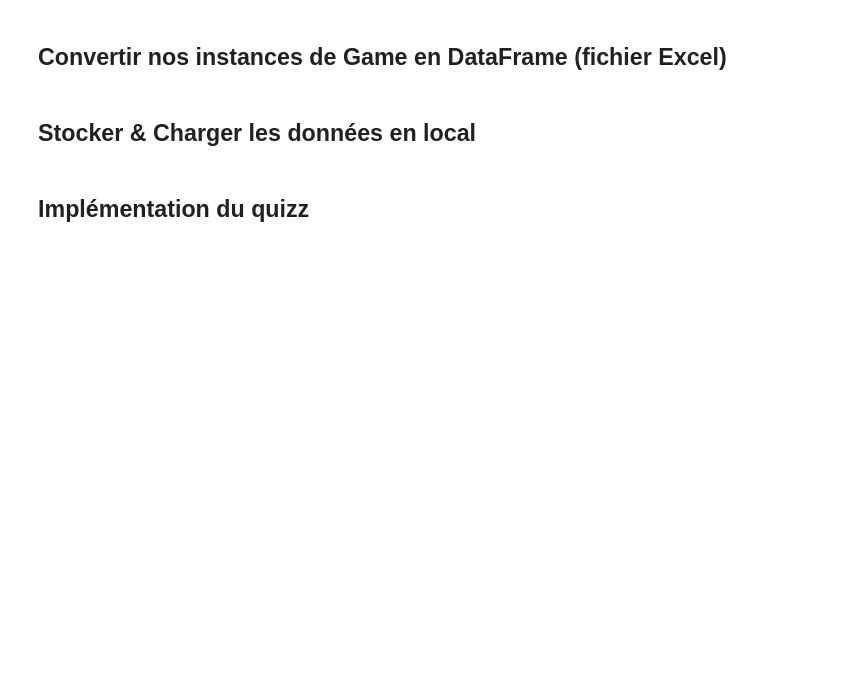
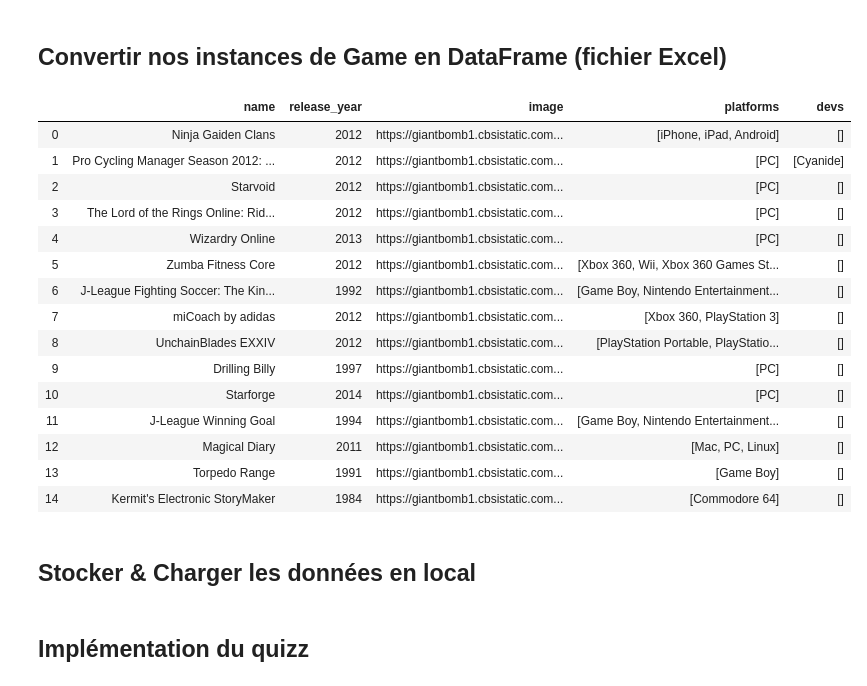
Before and after one commit to MaximeBastion/Game_Quizz, a Jupyter notebook: Game_Quizz.ipynb, the cells around one changed output. Drawn from its saved outputs; the diff is of its cells as text; code cells hidden in the pictures; blank space fills up the shorter version.

```diff
--- a/Game_Quizz.ipynb
+++ b/Game_Quizz.ipynb
@@ -95,14 +110,35 @@ SyntaxError: invalid syntax (<ipython-input-68-9bb49279a687>, line 1)
+# %%
+import re
+
+# first_page = request_game_pages(1)
+description_example = result[0][0]["description"]
+
+def get_overview_section(description):
+    regex = r"<h2>Overview<\/h2><p>(.+)<h2>"
+    match = re.match(regex, description)
+    if match:
+        return match.groups(1)[0]
+    return ""
+
+def get_matches_list(s, matches):
+    return [match for match in matches if match in s]
+
+def extract_devs(description, all_devs):
+    overview = get_overview_section(description)
+    devs =  get_matches_list(overview, all_devs)
+    return devs
 # %% [markdown]
 ## Convertion du JSON en instances de la classe Game
 # %%
 class Game:
 
-    def __init__(self, usable, name, release_year, image, platforms):
+    def __init__(self, usable, name, release_year, image, platforms, devs):
         self.usable = usable
         self.name = name
         self.release_year = release_year
         self.image = image
         self.platforms = platforms
+        self.devs = devs
 
     @classmethod
     def from_json(cls, json):
@@ -126,11 +162,17 @@ class Game:
         else:
             platforms = [platform["name"] for platform in platforms_jon]
 
-        return Game(usable, name, release_year, image, platforms)
+        description = json["description"]
+        if description:
+            devs = extract_devs(description, companies)
+        else:
+            devs = []
+
+        return Game(usable, name, release_year, image, platforms, devs)
 
     @classmethod
     def from_row(cls, row):
-        return Game(True, row[0], row["release_year"], row["image"], row["platforms"])
+        return Game(True, row[0], row["release_year"], row["image"], row["platforms"], row["devs"])
 # %%
 def extract_games_as_objects(json):
     games = []
@@ -149,5 +191,5 @@ def extract_all_pages(pages_json):
             all_games.append(game)
     return all_games
 
-# games = extract_all_pages(result)
-# len(games)
+games = extract_all_pages(result)
+len(games)
@@ -156,25 +220,43 @@ def extract_all_pages(pages_json):
 # %%
 # Returns a dataframe containing the data from a list of Game instances
 def get_df_from_objs(games):
     data = {
         "name": [game.name for game in games],
         "release_year": [game.release_year for game in games],
         "image": [game.image for game in games],
-        "platforms": [game.platforms for game in games]
+        "platforms": [game.platforms for game in games],
+        "devs": [game.devs for game in games]
     }
     return pd.DataFrame(data)
 
 def get_objs_from_df(df):
     games = []
     for row in df.iterrows():
         print(row)
         print(row[1])
         game = Game(row[1], row[1], row[1], row[1])
         games.append(game)
     return games
 
-# df = get_df_from_objs(games)
-# df.head()
+df = get_df_from_objs(games)
+df.head(15)
+# %% [output]
+|  | name | release_year | image | platforms | devs |
+| 0 | Ninja Gaiden Clans | 2012 | https://giantbomb1.cbsistatic.com... | [iPhone, iPad, Android] | [] |
+| 1 | Pro Cycling Manager Season 2012: ... | 2012 | https://giantbomb1.cbsistatic.com... | [PC] | [Cyanide] |
+| 2 | Starvoid | 2012 | https://giantbomb1.cbsistatic.com... | [PC] | [] |
+| 3 | The Lord of the Rings Online: Rid... | 2012 | https://giantbomb1.cbsistatic.com... | [PC] | [] |
+| 4 | Wizardry Online | 2013 | https://giantbomb1.cbsistatic.com... | [PC] | [] |
+| 5 | Zumba Fitness Core | 2012 | https://giantbomb1.cbsistatic.com... | [Xbox 360, Wii, Xbox 360 Games St... | [] |
+| 6 | J-League Fighting Soccer: The Kin... | 1992 | https://giantbomb1.cbsistatic.com... | [Game Boy, Nintendo Entertainment... | [] |
+| 7 | miCoach by adidas | 2012 | https://giantbomb1.cbsistatic.com... | [Xbox 360, PlayStation 3] | [] |
+| 8 | UnchainBlades EXXIV | 2012 | https://giantbomb1.cbsistatic.com... | [PlayStation Portable, PlayStatio... | [] |
+| 9 | Drilling Billy | 1997 | https://giantbomb1.cbsistatic.com... | [PC] | [] |
+| 10 | Starforge | 2014 | https://giantbomb1.cbsistatic.com... | [PC] | [] |
+| 11 | J-League Winning Goal | 1994 | https://giantbomb1.cbsistatic.com... | [Game Boy, Nintendo Entertainment... | [] |
+| 12 | Magical Diary | 2011 | https://giantbomb1.cbsistatic.com... | [Mac, PC, Linux] | [] |
+| 13 | Torpedo Range | 1991 | https://giantbomb1.cbsistatic.com... | [Game Boy] | [] |
+| 14 | Kermit's Electronic StoryMaker | 1984 | https://giantbomb1.cbsistatic.com... | [Commodore 64] | [] |
 # %% [markdown]
 ## Stocker & Charger les données en local
 # %%
```
Also changed, not shown: parts of 25 cells of this notebook.
